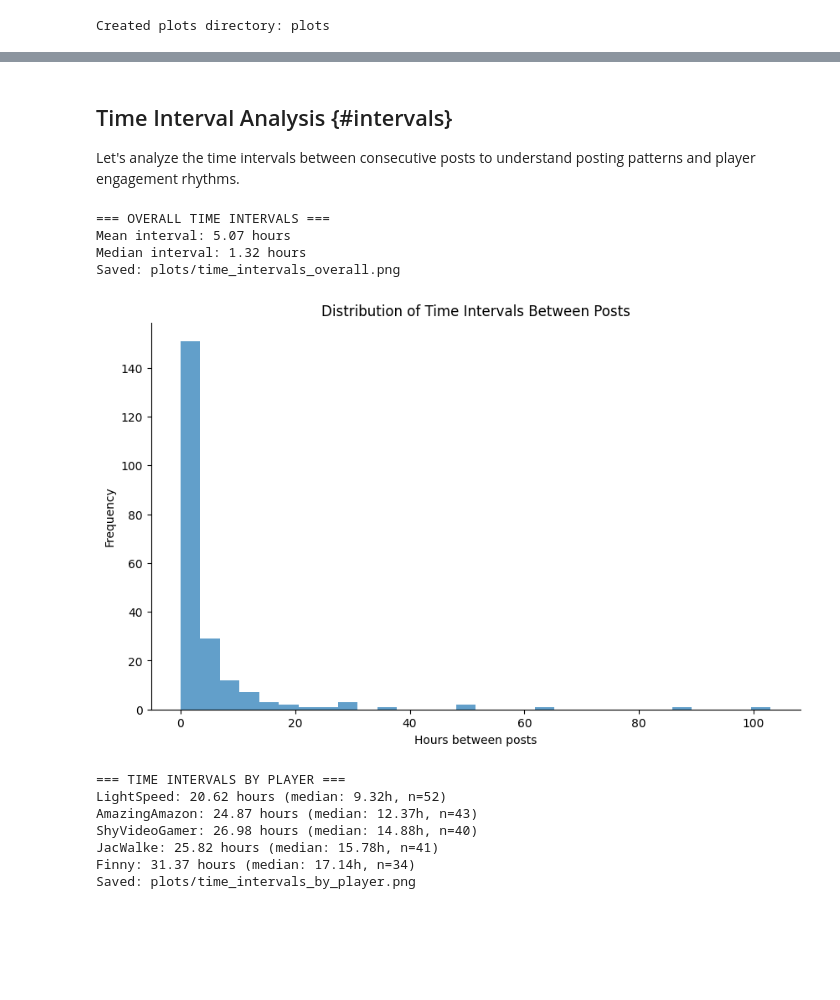
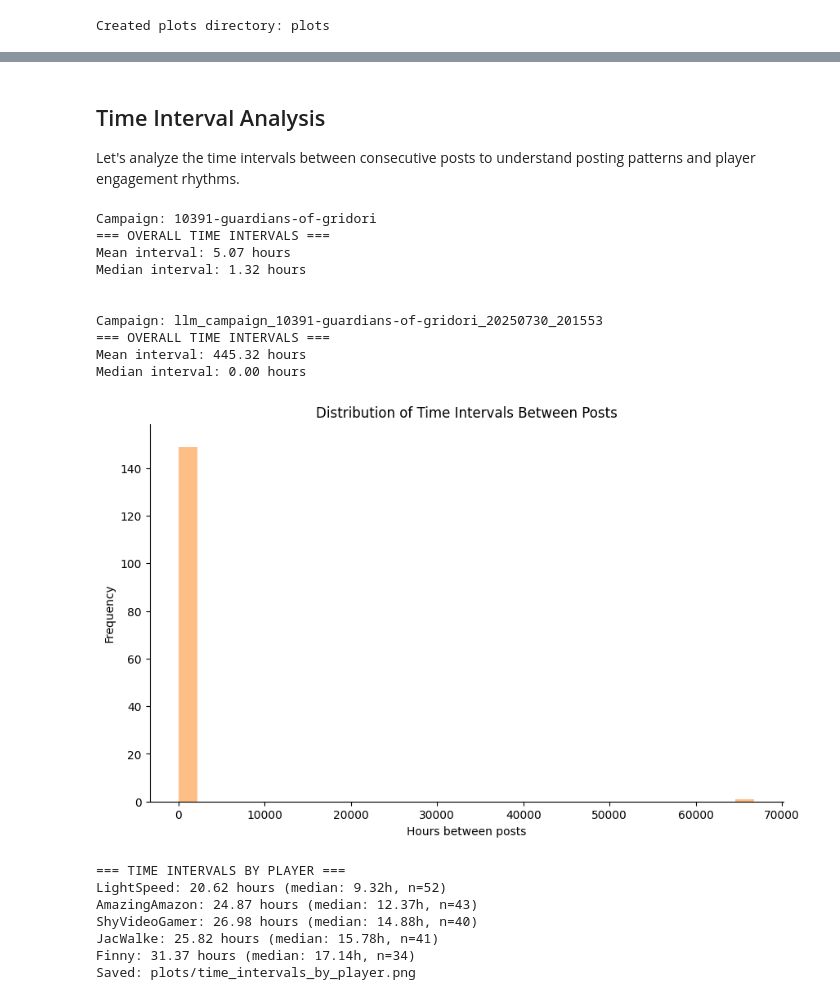
Before and after one commit to AnnieStephenson/dnd-dynamics, a Jupyter notebook: tutorials/tutorial.ipynb, the cells around one changed output, grey strips where cells are left out. Saved outputs shown, nothing was run; the diff lists cells and outputs as text; code cells hidden in the pictures; blank space fills up the shorter version.

```diff
--- a/tutorials/tutorial.ipynb
+++ b/tutorials/tutorial.ipynb
@@ -205,32 +129,43 @@ fromshus          1
 Name: count, dtype: int64
 # %% [markdown]
-## Time Interval Analysis {#intervals}
+## Time Interval Analysis
 
 Let's analyze the time intervals between consecutive posts to understand posting patterns and player engagement rhythms.
 # %%
-# Overall time intervals analysis
-print("=== OVERALL TIME INTERVALS ===")
-overall_intervals = basic.analyze_time_intervals(df, by_player=False)
-print(f"Mean interval: {overall_intervals['overall']['mean_hours']:.2f} hours")
-print(f"Median interval: {overall_intervals['overall']['median_hours']:.2f} hours")
+plt.figure(figsize=(10, 6))
+for i in range(len(df_list)):
+    df = df_list[i]
 
-# Plot overall intervals
-plt.figure(figsize=(10, 6))
-intervals_data = overall_intervals['overall']['intervals_data']
-plt.hist(intervals_data, bins=30, alpha=0.7, edgecolor='none', linewidth=0.5)
-plt.title('Distribution of Time Intervals Between Posts')
-plt.xlabel('Hours between posts')
-plt.ylabel('Frequency')
-plt.gca().spines['top'].set_visible(False)
-plt.gca().spines['right'].set_visible(False)
-save_plot('time_intervals_overall.png')
-plt.show()
+    print(f"Campaign: {CAMPAIGN_NAME[i]}")
+
+    # Overall time intervals analysis
+    print("=== OVERALL TIME INTERVALS ===")
+    overall_intervals = basic.analyze_time_intervals(df, by_player=False)
+    print(f"Mean interval: {overall_intervals['overall']['mean_hours']:.2f} hours")
+    print(f"Median interval: {overall_intervals['overall']['median_hours']:.2f} hours")
+
+    # Plot overall intervals
+    intervals_data = overall_intervals['overall']['intervals_data']
+    plt.hist(intervals_data, bins=30, alpha=0.5, edgecolor='none', linewidth=0.5)
+    plt.title('Distribution of Time Intervals Between Posts')
+    plt.xlabel('Hours between posts')
+    plt.ylabel('Frequency')
+    plt.gca().spines['top'].set_visible(False)
+    plt.gca().spines['right'].set_visible(False)
+
+    print('\n')
 # %% [output]
+Campaign: 10391-guardians-of-gridori
 === OVERALL TIME INTERVALS ===
 Mean interval: 5.07 hours
 Median interval: 1.32 hours
-Saved: plots/time_intervals_overall.png
+
+
+Campaign: llm_campaign_10391-guardians-of-gridori_20250730_201553
+=== OVERALL TIME INTERVALS ===
+Mean interval: 445.32 hours
+Median interval: 0.00 hours
-[figure, old version]
+[figure, new version]
 # %%
 # Time intervals by player
 print("\n=== TIME INTERVALS BY PLAYER ===")
```
Also changed, not shown: parts of 19 cells of this notebook, 5 other files.
